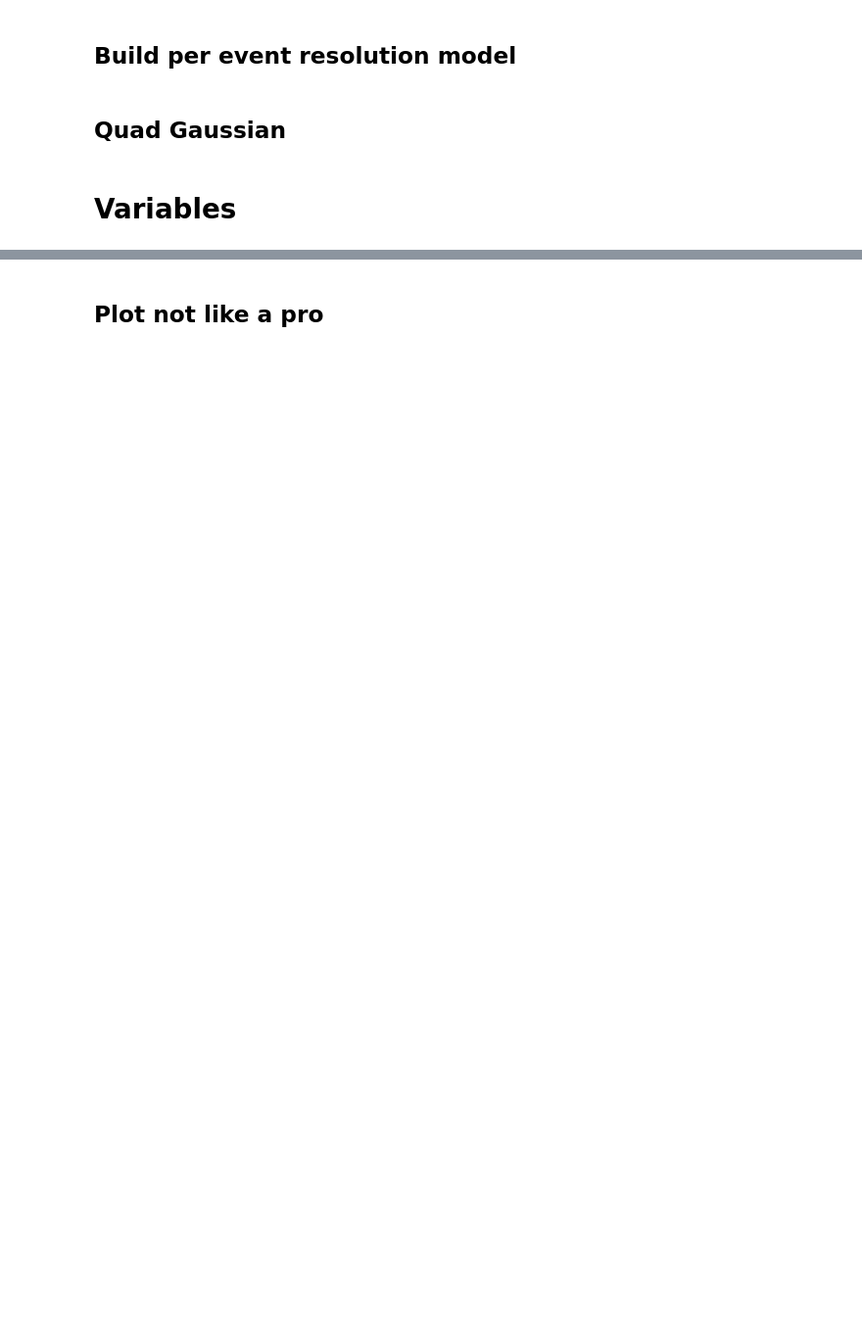
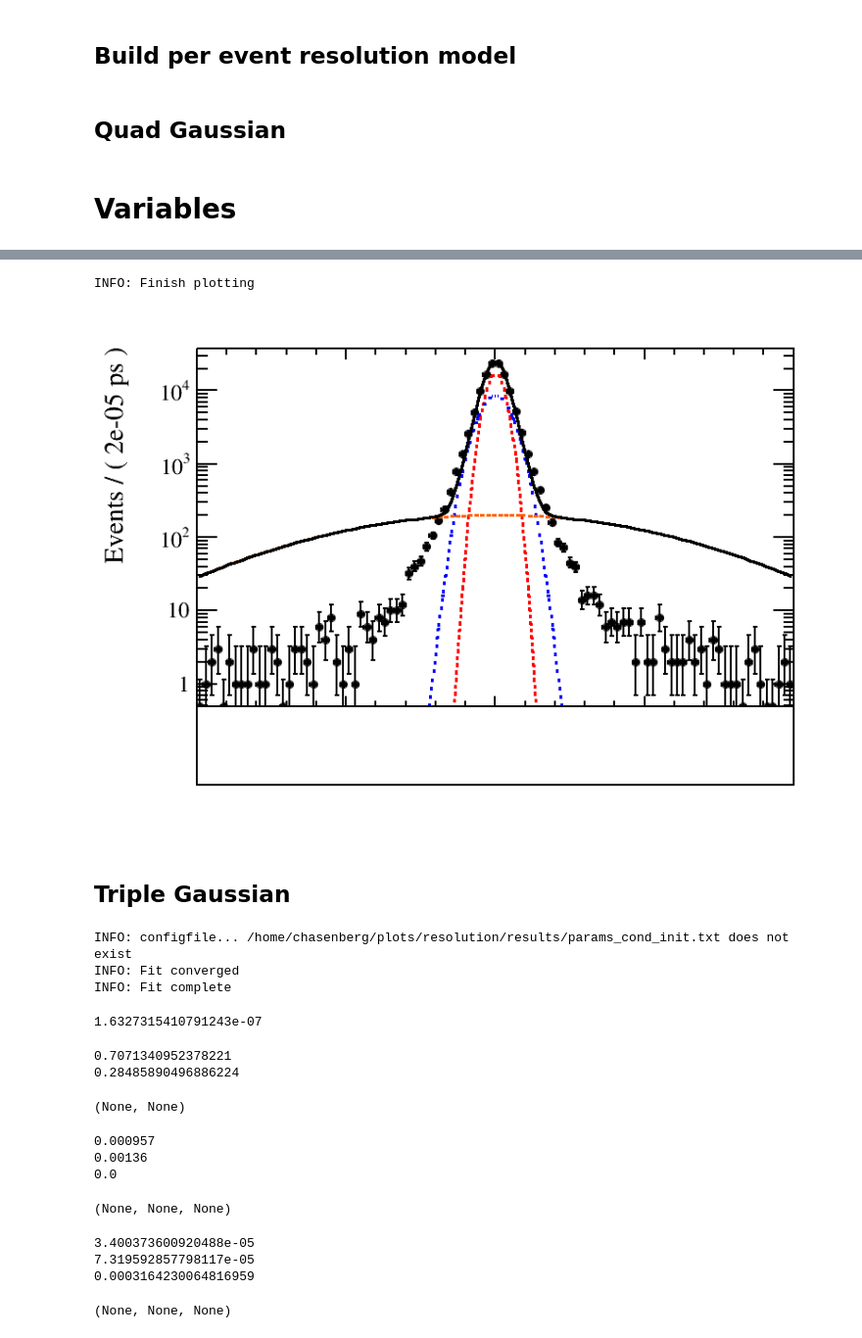
Before and after one commit to chasenberg/Masterthesis, a Jupyter notebook: notebooks/decaytime_studies/per_event_res_mc.ipynb, the cells around one changed output, grey strips where cells are left out. Shown at 98% size. Drawn from its saved outputs; the diff is of its cells as text; code cells hidden in the pictures; blank space fills up the shorter version.

```diff
--- a/notebooks/decaytime_studies/per_event_res_mc.ipynb
+++ b/notebooks/decaytime_studies/per_event_res_mc.ipynb
@@ -222,14 +241,14 @@ else:
     print('INFO: configfile... '  + os.path.join(results_dir, parameters_init_name) + ' does not exist', flush=True)
 
 cond_argset = RooArgSet(obsTimeErr)
-cond_argset.remove(obsTimeErr, True, True)
+
 
 fit_result = data_model_cond.fitTo(dataset,
                                     RooFit.NumCPU(6),
                                     RooFit.Minimizer('Minuit','minimize'),
                                     RooFit.Hesse(True),
-                                    RooFit.Save(True))#,
-                                    #RooFit.ConditionalObservables(cond_argset))
+                                    RooFit.Save(True),
+                                    RooFit.ConditionalObservables(cond_argset))
 
 if fit_result:
     fit_result.Print('v')
@@ -253,2 +296,0 @@ print(parResCond_b_1.getVal()),print(parResCond_b_2.getVal()),print(parResCond_b
-# %% [markdown]
-## Plot not like a pro
@@ -255 +428,6 @@ print(parResCond_b_1.getVal()),print(parResCond_b_2.getVal()),print(parResCond_b
+# %%
+plot_like_a_pro(100, 100, range_name, obsTimeRes, data_model_cond, dataset)
+# %% [output]
+INFO: Finish plotting
+[figure, added]
 # %%
@@ -296,0 +475,2 @@ can  # To display plot in notebookspdfGaussianCond_1
+# %% [markdown]
+## Triple Gaussian
@@ -296,0 +554,64 @@ can  # To display plot in notebookspdfGaussianCond_1
+# %%
+results_dir = '/home/chasenberg/plots/resolution/results/'
+
+parameters_file_name  = 'params_cond.txt'
+parameters_init_name  = parameters_file_name.replace('.txt', '_init.txt')
+parameters_final_name = parameters_file_name.replace('.txt', '_final.txt')
+
+if os.path.exists(os.path.join(results_dir, parameters_init_name)):
+    print('INFO: Reading parameters from configfile '  + os.path.join(results_dir, parameters_init_name), flush=True)
+    data_model_cond.getParameters(data).readFromFile(os.path.join(results_dir, parameters_init_name))
+else:
+    print('INFO: configfile... '  + os.path.join(results_dir, parameters_init_name) + ' does not exist', flush=True)
+
+cond_argset = RooArgSet(obsTimeErr)
+
+
+fit_result = data_model_cond.fitTo(dataset,
+                                    RooFit.NumCPU(6),
+                                    RooFit.Minimizer('Minuit','minimize'),
+                                    RooFit.Hesse(True),
+                                    RooFit.Save(True),
+                                    RooFit.ConditionalObservables(cond_argset))
+
+if fit_result:
+    fit_result.Print('v')
+    fit_result.correlationMatrix().Print('v')
+    if fit_result.status()==0:
+        print('INFO: Fit converged')
+    else:
+        print('INFO: Status '+str(fit_result.status()))
+    print('INFO: Fit complete', flush=True)
+else:
+    print('ERROR: There is no fitresult', flush=True)
+
+final_params_file = os.path.join(results_dir, parameters_final_name)
+data_model_cond.getParameters(dataset).writeToFile(final_params_file)
+# %% [output]
+INFO: configfile... /home/chasenberg/plots/resolution/results/params_cond_init.txt does not exist
+INFO: Fit converged
+INFO: Fit complete
+# %%
+print(parResCondMean.getVal())
+# %% [output]
+1.6327315410791243e-07
+# %%
+print(parResCondFrac_1.getVal()),print(parResCondFrac_2.getVal())
+# %% [output]
+0.7071340952378221
+0.28485890496886224
+(None, None)
+# %%
+print(parResCond_a_1.getVal()),print(parResCond_a_2.getVal()),print(parResCond_a_3.getVal())
+# %% [output]
+0.000957
+0.00136
+0.0
+(None, None, None)
+# %%
+print(parResCond_b_1.getVal()),print(parResCond_b_2.getVal()),print(parResCond_b_3.getVal())
+# %% [output]
+3.400373600920488e-05
+7.319592857798117e-05
+0.0003164230064816959
+(None, None, None)
```
Also changed, not shown: parts of 20 cells of this notebook.
